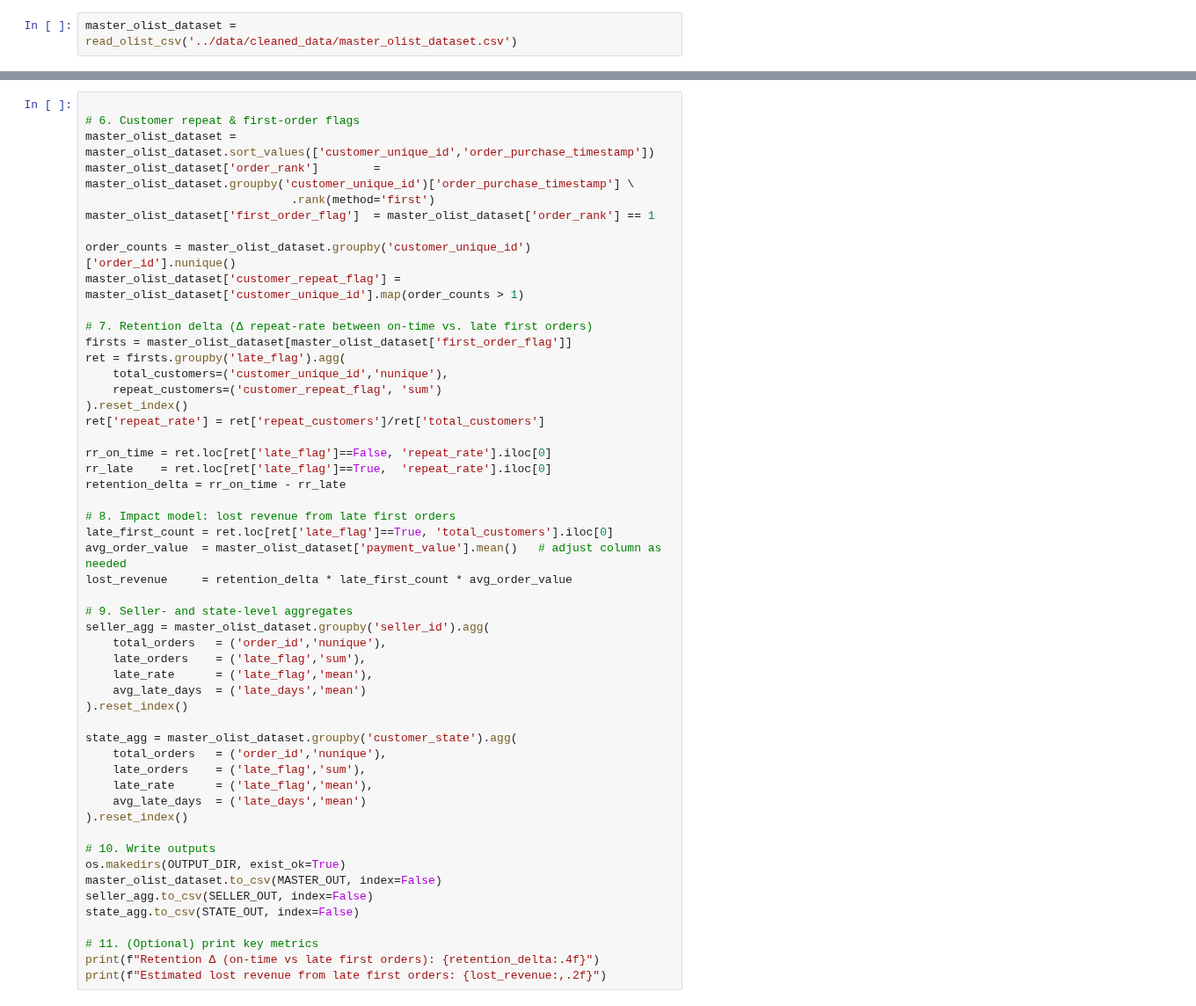
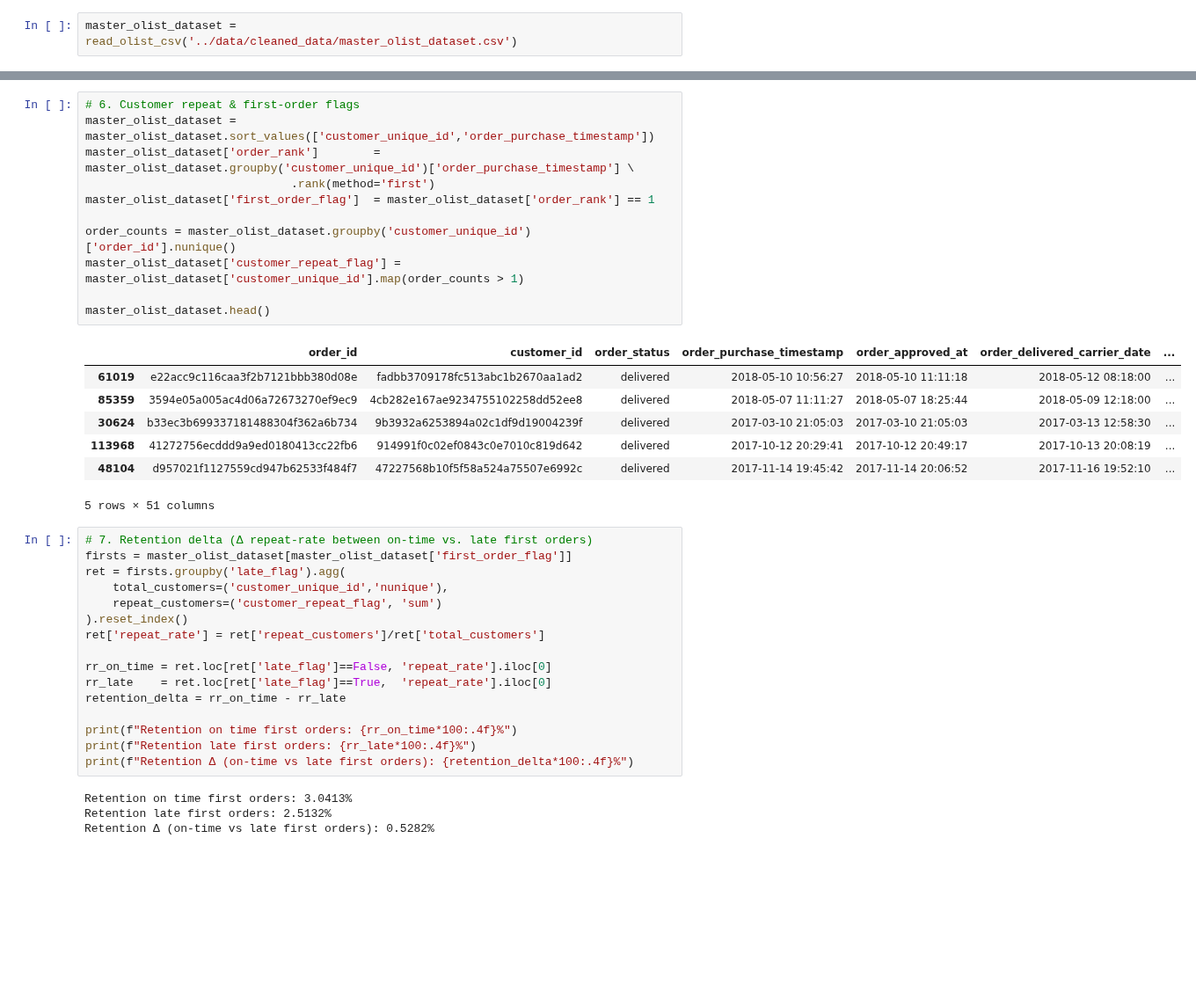
Before and after one commit to RioPramana21/Final-Project-Olist, a Jupyter notebook: preparation_notebooks/feature_engineering.ipynb, the cells around one changed output, grey strips where cells are left out. Shown at 88% size. Cells and saved outputs as stored; diff of their text form; blank space fills up the shorter version.

```diff
--- a/preparation_notebooks/feature_engineering.ipynb
+++ b/preparation_notebooks/feature_engineering.ipynb
@@ -219,52 +157,39 @@ TypeError: cannot subtract DatetimeArray from ndarray
 # %%
-
 # 6. Customer repeat & first-order flags
 master_olist_dataset = master_olist_dataset.sort_values(['customer_unique_id','order_purchase_timestamp'])
 master_olist_dataset['order_rank']        = master_olist_dataset.groupby('customer_unique_id')['order_purchase_timestamp'] \
                               .rank(method='first')
 master_olist_dataset['first_order_flag']  = master_olist_dataset['order_rank'] == 1
 
 order_counts = master_olist_dataset.groupby('customer_unique_id')['order_id'].nunique()
 master_olist_dataset['customer_repeat_flag'] = master_olist_dataset['customer_unique_id'].map(order_counts > 1)
 
-# 7. Retention delta (Δ repeat-rate between on-time vs. late first orders)
-firsts = master_olist_dataset[master_olist_dataset['first_order_flag']]
-ret = firsts.groupby('late_flag').agg(
-    total_customers=('customer_unique_id','nunique'),
-    repeat_customers=('customer_repeat_flag', 'sum')
-).reset_index()
-ret['repeat_rate'] = ret['repeat_customers']/ret['total_customers']
-
-rr_on_time = ret.loc[ret['late_flag']==False, 'repeat_rate'].iloc[0]
-rr_late    = ret.loc[ret['late_flag']==True,  'repeat_rate'].iloc[0]
-retention_delta = rr_on_time - rr_late
-
-# 8. Impact model: lost revenue from late first orders
-late_first_count = ret.loc[ret['late_flag']==True, 'total_customers'].iloc[0]
-avg_order_value  = master_olist_dataset['payment_value'].mean()   # adjust column as needed
-lost_revenue     = retention_delta * late_first_count * avg_order_value
-
-# 9. Seller- and state-level aggregates
-seller_agg = master_olist_dataset.groupby('seller_id').agg(
-    total_orders   = ('order_id','nunique'),
-    late_orders    = ('late_flag','sum'),
-    late_rate      = ('late_flag','mean'),
-    avg_late_days  = ('late_days','mean')
-).reset_index()
-
-state_agg = master_olist_dataset.groupby('customer_state').agg(
-    total_orders   = ('order_id','nunique'),
-    late_orders    = ('late_flag','sum'),
-    late_rate      = ('late_flag','mean'),
-    avg_late_days  = ('late_days','mean')
-).reset_index()
-
-# 10. Write outputs
-os.makedirs(OUTPUT_DIR, exist_ok=True)
-master_olist_dataset.to_csv(MASTER_OUT, index=False)
-seller_agg.to_csv(SELLER_OUT, index=False)
-state_agg.to_csv(STATE_OUT, index=False)
-
-# 11. (Optional) print key metrics
-print(f"Retention Δ (on-time vs late first orders): {retention_delta:.4f}")
-print(f"Estimated lost revenue from late first orders: {lost_revenue:,.2f}")
+master_olist_dataset.head()
+# %% [output]
+|  | order_id | customer_id | order_status | order_purchase_timestamp | order_approved_at | order_delivered_carrier_date | ... |
+| 61019 | e22acc9c116caa3f2b7121bbb380d08e | fadbb3709178fc513abc1b2670aa1ad2 | delivered | 2018-05-10 10:56:27 | 2018-05-10 11:11:18 | 2018-05-12 08:18:00 | ... |
+| 85359 | 3594e05a005ac4d06a72673270ef9ec9 | 4cb282e167ae9234755102258dd52ee8 | delivered | 2018-05-07 11:11:27 | 2018-05-07 18:25:44 | 2018-05-09 12:18:00 | ... |
+| 30624 | b33ec3b699337181488304f362a6b734 | 9b3932a6253894a02c1df9d19004239f | delivered | 2017-03-10 21:05:03 | 2017-03-10 21:05:03 | 2017-03-13 12:58:30 | ... |
+| 113968 | 41272756ecddd9a9ed0180413cc22fb6 | 914991f0c02ef0843c0e7010c819d642 | delivered | 2017-10-12 20:29:41 | 2017-10-12 20:49:17 | 2017-10-13 20:08:19 | ... |
+| 48104 | d957021f1127559cd947b62533f484f7 | 47227568b10f5f58a524a75507e6992c | delivered | 2017-11-14 19:45:42 | 2017-11-14 20:06:52 | 2017-11-16 19:52:10 | ... |
+5 rows × 51 columns
+# %%
+# 7. Retention delta (Δ repeat-rate between on-time vs. late first orders)
+firsts = master_olist_dataset[master_olist_dataset['first_order_flag']]
+ret = firsts.groupby('late_flag').agg(
+    total_customers=('customer_unique_id','nunique'),
+    repeat_customers=('customer_repeat_flag', 'sum')
+).reset_index()
+ret['repeat_rate'] = ret['repeat_customers']/ret['total_customers']
+
+rr_on_time = ret.loc[ret['late_flag']==False, 'repeat_rate'].iloc[0]
+rr_late    = ret.loc[ret['late_flag']==True,  'repeat_rate'].iloc[0]
+retention_delta = rr_on_time - rr_late
+
+print(f"Retention on time first orders: {rr_on_time*100:.4f}%")
+print(f"Retention late first orders: {rr_late*100:.4f}%")
+print(f"Retention Δ (on-time vs late first orders): {retention_delta*100:.4f}%")
+# %% [output]
+Retention on time first orders: 3.0413%
+Retention late first orders: 2.5132%
+Retention Δ (on-time vs late first orders): 0.5282%
```
Also changed, not shown: parts of 12 cells of this notebook, 3 other files.
